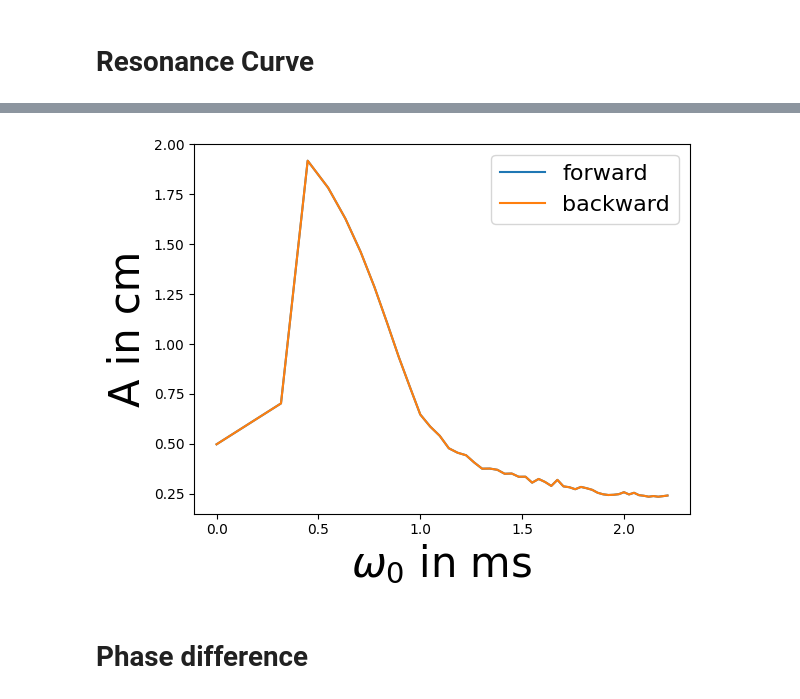
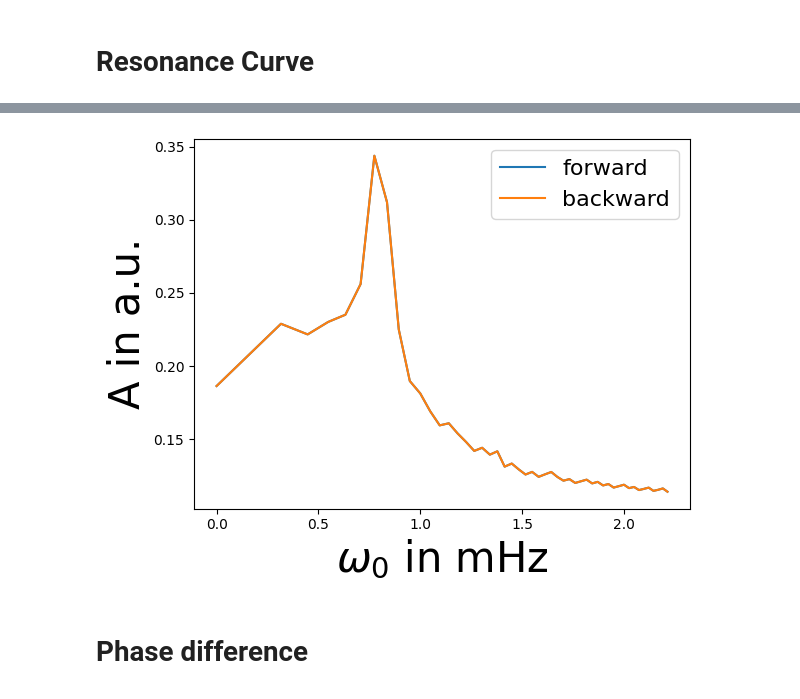
Before and after one commit to huyenanh-nguyen/daniel_model, a Jupyter notebook: ODE/simulation.ipynb, the cells around one changed output, grey strips where cells are left out. Drawn from its saved outputs; the diff is of its cells as text; code cells hidden in the pictures.

```diff
--- a/ODE/simulation.ipynb
+++ b/ODE/simulation.ipynb
@@ -16,11 +16,11 @@ t_last = 100 # 50h -> 1 point represent 1h
 t = np.arange(0, 2500, t_step)
 keep = int(t_last / t_step)
 x = 0.5
-y = 1
-q = 1
-p = 0
+y = 0.5
+q = 0.5
+p = 0.5
 par = x,y,p,q
-k = 0.1
+k = 0.01
 gamma = 0.1
 mu = 2
 beta = 0.2
@@ -185,32 +198,32 @@ plt.show()
 # %%
 # interpolated peaks
 reso_alpha = np.arange(0, 5, 0.1)
 amp = []
 for i in reso_alpha:
     try:
         interpolated = OnesidedCoupling(par, t, keep, k, mu, gamma, i, beta).square_interpolation()[0][1]
         mean = np.mean(interpolated)
         amp.append(mean)
     except:
         print("hm")
 
 revers_amp = []
 for u in reversed(reso_alpha):
     try:
         interpolated = OnesidedCoupling(par, t, keep, k, mu, gamma, u, beta).square_interpolation()[0][1]
         mean = np.mean(interpolated)
         revers_amp.append(mean)
     except:
         print("hm")
 
 omega = [np.sqrt(i) for i in reso_alpha]
 plt.plot(omega, amp, label = "forward")
 plt.plot(omega[::-1], revers_amp, label = "backward")
 plt.legend(fontsize = 16, loc = "upper right")
-plt.xlabel("$\omega _0$ in ms", fontsize = 30)
-plt.ylabel("A in cm",fontsize = 30)
+plt.xlabel("$\omega _0$ in mHz", fontsize = 30)
+plt.ylabel("A in a.u.",fontsize = 30)
 plt.show()
 # %% [output]
-[figure, old version]
+[figure, new version]
 # %% [markdown]
 # Phase difference
```
Also changed, not shown: parts of 9 cells of this notebook, 2 other files.
